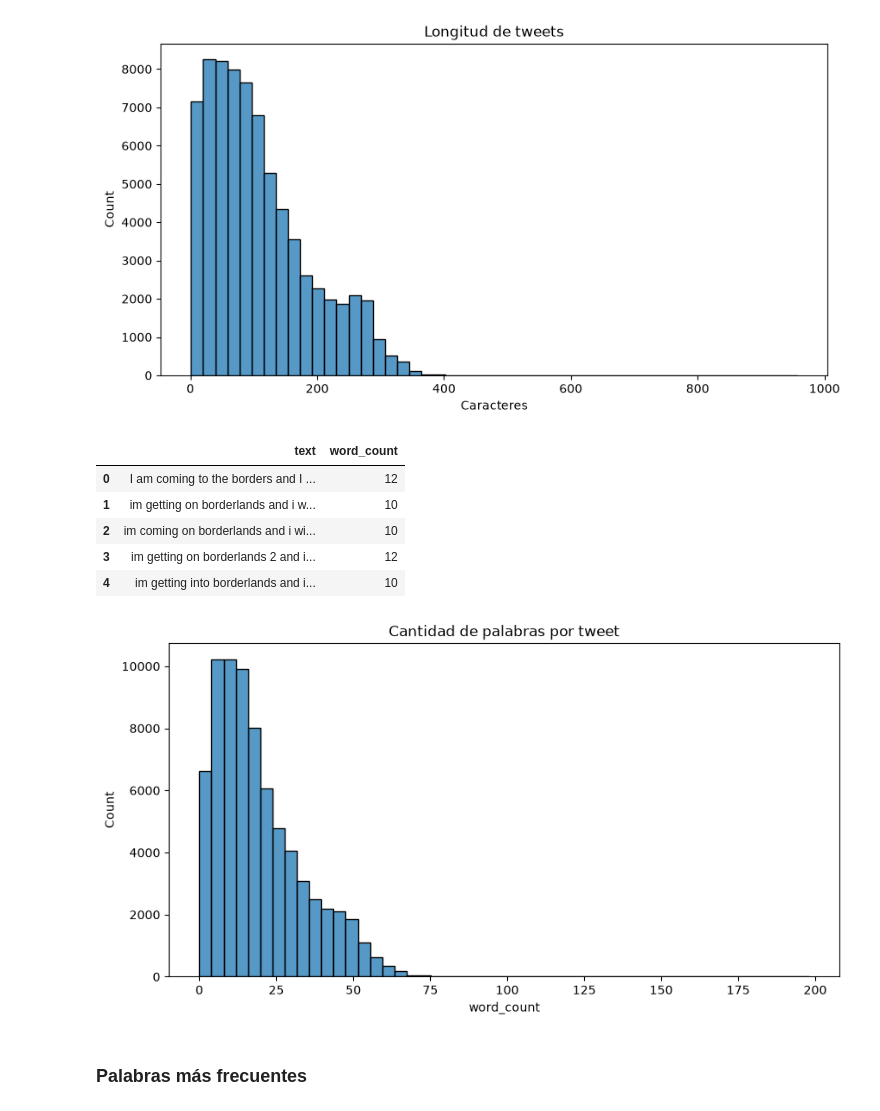
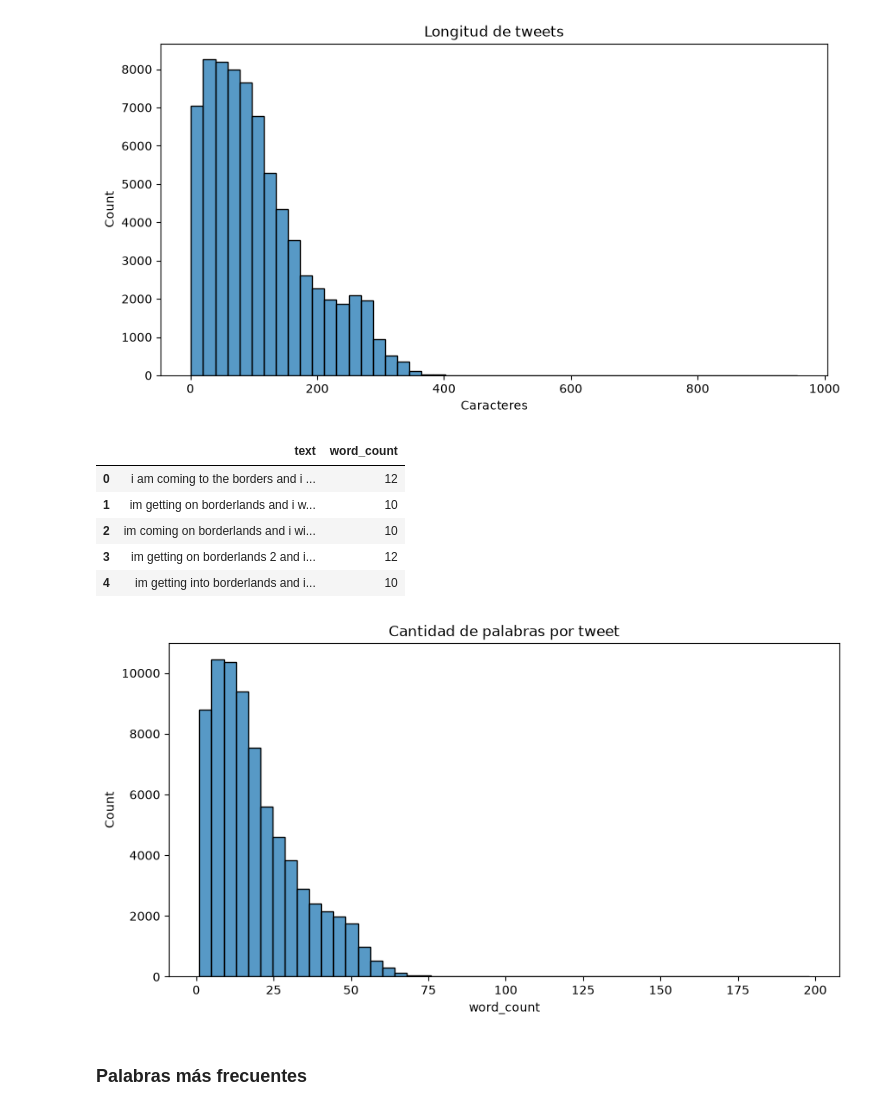
Before and after one commit to DiegoCastroSatt/IntroIA, a Jupyter notebook: Proyecto2/Twitter.ipynb, the cells around one changed output. Saved outputs shown, nothing was run; the diff lists cells and outputs as text; code cells hidden in the pictures.

```diff
--- a/Proyecto2/Twitter.ipynb
+++ b/Proyecto2/Twitter.ipynb
@@ -41,0 +42,8 @@ train["label"] = train["sentiment"].map(labels)
+# %%
+df["text"] = df["text"].str.strip()
+df["text"] = df["text"].str.lower()
+df = df[df["text"].str.len() > 0]
+df["text_length"] = df["text"].str.len()
+df["word_count"] = df["text"].str.split().str.len()
+
+print(df[["text_length", "word_count"]].describe())
@@ -79,5 +101,5 @@ label          0
 dtype: int64
 # %%
-train.dropna(inplace=True) # Eliminar filas con valores nulos
+df.dropna(inplace=True) # Eliminar filas con valores nulos
 # %%
 plt.figure(figsize=(8,5))
@@ -112,8 +134,8 @@ plt.show()
 # %% [markdown]
 ### Longitud de tweets
 # %%
-train["text_length"] = (
-    train["text"]
+df["text_length"] = (
+    df["text"]
     .astype(str)
     .apply(len)
 )
@@ -127,22 +149,22 @@ plt.show()
 [figure]
 # %%
 # Cantidad de palabras por tweet en el conjunto de entrenamiento
-train["word_count"] = train["text"].astype(str).apply(lambda x: len(x.split()))
-train[["text", "word_count"]].head()
+df["word_count"] = df["text"].astype(str).apply(lambda x: len(x.split()))
+df[["text", "word_count"]].head()
 # %% [output]
 |  | text | word_count |
-| 0 | I am coming to the borders and I ... | 12 |
+| 0 | i am coming to the borders and i ... | 12 |
 | 1 | im getting on borderlands and i w... | 10 |
 | 2 | im coming on borderlands and i wi... | 10 |
 | 3 | im getting on borderlands 2 and i... | 12 |
 | 4 | im getting into borderlands and i... | 10 |
 # %%
 plt.figure(figsize=(10,5))
-sns.histplot(train["word_count"], bins=50)
+sns.histplot(df["word_count"], bins=50)
 plt.title("Cantidad de palabras por tweet")
 plt.show()
 # %% [output]
-[figure, old version]
+[figure, new version]
 # %% [markdown]
 ### Palabras más frecuentes
 # %%
```
Also changed, not shown: parts of 33 cells of this notebook, 2 other files.
